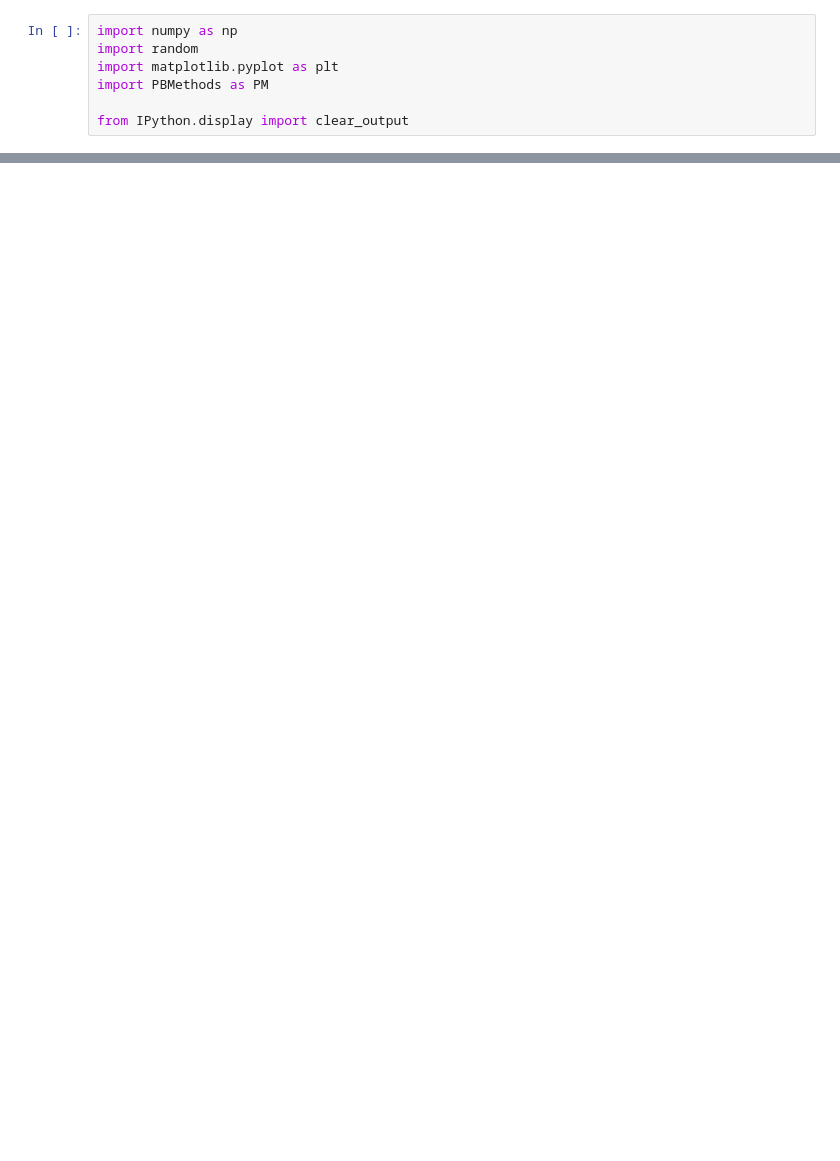
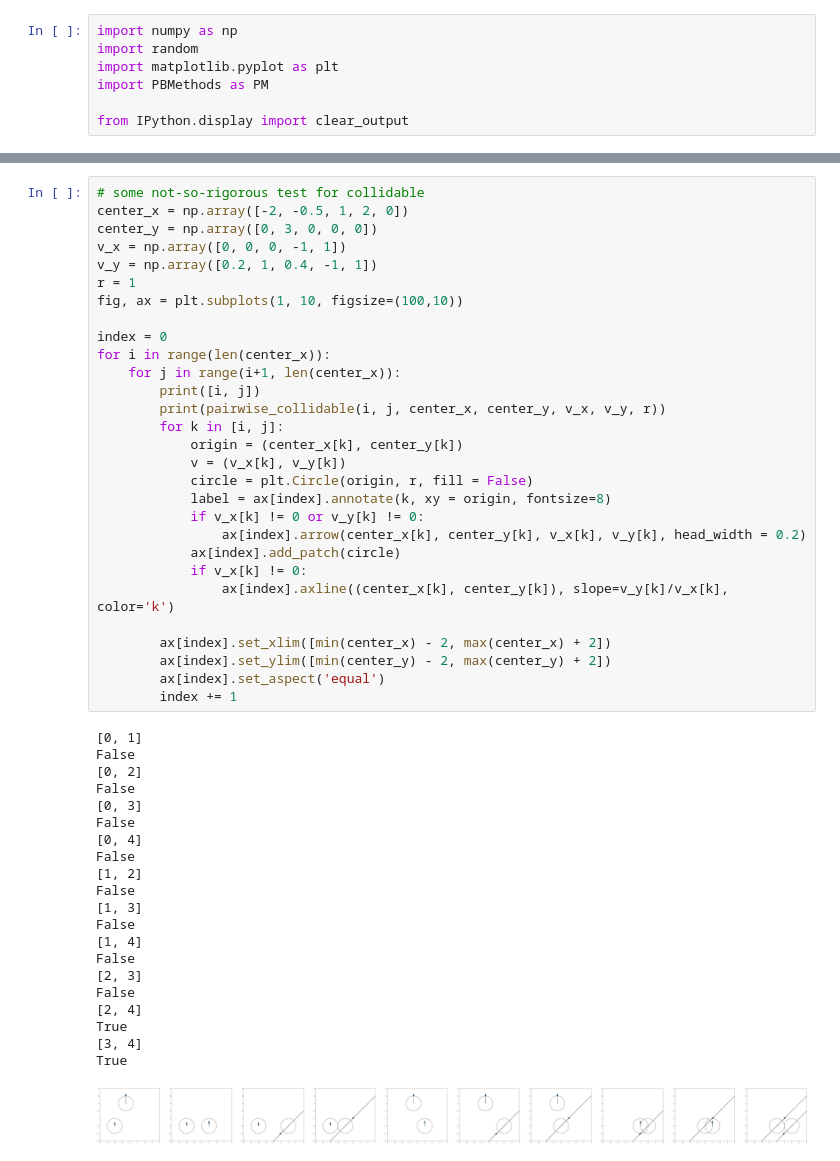
Before and after one commit to PeterXQC/billiardBalls, a Jupyter notebook: Pinned_Ball_Model.ipynb, the cells around one changed output, grey strips where cells are left out. Saved outputs shown, nothing was run; the diff lists cells and outputs as text; blank space fills up the shorter version.

```diff
--- a/Pinned_Ball_Model.ipynb
+++ b/Pinned_Ball_Model.ipynb
@@ -82,4 +166,55 @@ def collidable(center_x, center_y, v_x, v_y, r):
     return False
+# %%
+# some not-so-rigorous test for collidable
+center_x = np.array([-2, -0.5, 1, 2, 0])
+center_y = np.array([0, 3, 0, 0, 0])
+v_x = np.array([0, 0, 0, -1, 1])
+v_y = np.array([0.2, 1, 0.4, -1, 1])
+r = 1
+fig, ax = plt.subplots(1, 10, figsize=(100,10))
+
+index = 0
+for i in range(len(center_x)):
+    for j in range(i+1, len(center_x)):
+        print([i, j])
+        print(pairwise_collidable(i, j, center_x, center_y, v_x, v_y, r))
+        for k in [i, j]:
+            origin = (center_x[k], center_y[k])
+            v = (v_x[k], v_y[k])
+            circle = plt.Circle(origin, r, fill = False)
+            label = ax[index].annotate(k, xy = origin, fontsize=8)
+            if v_x[k] != 0 or v_y[k] != 0:
+                ax[index].arrow(center_x[k], center_y[k], v_x[k], v_y[k], head_width = 0.2)
+            ax[index].add_patch(circle)
+            if v_x[k] != 0:
+                ax[index].axline((center_x[k], center_y[k]), slope=v_y[k]/v_x[k], color='k')
+
+        ax[index].set_xlim([min(center_x) - 2, max(center_x) + 2])
+        ax[index].set_ylim([min(center_y) - 2, max(center_y) + 2])
+        ax[index].set_aspect('equal')
+        index += 1
+# %% [output]
+[0, 1]
+False
+[0, 2]
+False
+[0, 3]
+False
+[0, 4]
+False
+[1, 2]
+False
+[1, 3]
+False
+[1, 4]
+False
+[2, 3]
+False
+[2, 4]
+True
+[3, 4]
+True
+[figure, added]
 # %%
 r = 1
 delta = 0.01
```
Also changed, not shown: parts of 12 cells of this notebook, 1 other file.
